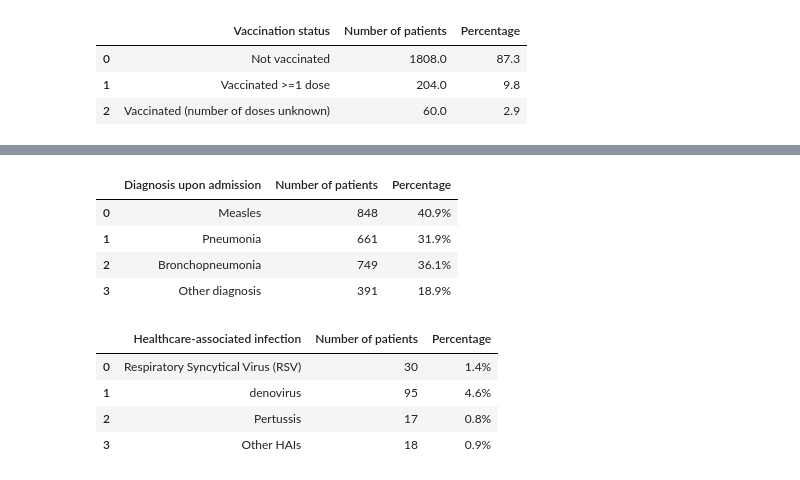
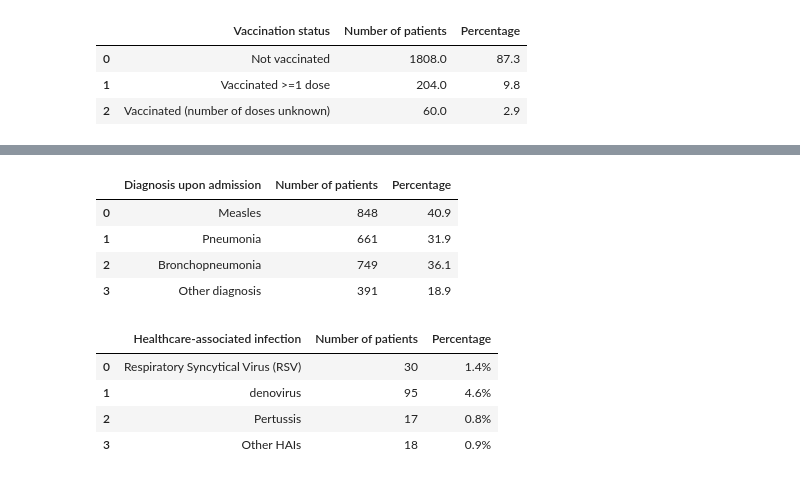
Before and after one commit to hung3a8/nhp-measles-analyse, a Jupyter notebook: Notebooks/Analyze/table1.ipynb, the cells around one changed output, grey strips where cells are left out. Drawn from its saved outputs; the diff is of its cells as text; code cells hidden in the pictures.

Commit message:
26/3: clean code of table1

```diff
--- a/Notebooks/Analyze/table1.ipynb
+++ b/Notebooks/Analyze/table1.ipynb
@@ -93,0 +149,11 @@ display(df)
+# %%
+region = ['Ha Noi','Northeastern','Northwestern','Red River Delta (except Hanoi)','Central','Southern']
+table = np.zeros((len(region)))
+
+for i in range(len(region)):
+    table[i] = len(dataset[ (dataset['region_of_address'] == region[i]) ])
+
+percent = np.round(table * 100 / N ,1)
+
+df = pd.DataFrame([region, table, percent],index=['Region of residence','Patient','Percentage']).T
+display(df)
@@ -93,0 +168,12 @@ display(df)
+# %%
+duration = ['<0','0 - <3','3 - <7','7 - <14', '>= 14']
+table = np.zeros((len(duration)))
+
+for i in range(len(duration)):
+    table[i] = len(dataset[ (dataset['Duration between onset and admission'] == duration[i]) ])
+
+percent = np.round(table * 100 / N, 1)
+
+df = pd.DataFrame([duration, table,[str(i)+'%' for i in percent]],
+                             index=['Duration between onset and admission','Number of patients','Percentage']).T
+display(df)
@@ -93,0 +187,12 @@ display(df)
+# %%
+duration = ['0 - <7','7 - <21', '>= 21']
+table = np.zeros((len(duration)))
+
+for i in range(len(duration)):
+    table[i] = len(dataset[ (dataset['Duration of stay within the hospital'] == duration[i]) ])
+
+percent = np.round(table * 100 / N, 1)
+
+df = pd.DataFrame([duration, table, percent],
+                            index=['Duration of stay within the hospital','Number of patients','Percentage']).T
+display(df)
@@ -94,18 +228,18 @@ display(df)
 # %%
 column_name = ['Measles','Pneumonia','Bronchopneumonia','Other diagnosis']
 
-val = np.array([dataset[i].sum() for i in column_name])
-percent = np.round(val * 100 / dataset.shape[0], 1)
+table = np.array([dataset[i].sum() for i in column_name])
+percent = np.round(table * 100 / N, 1)
 
-disgnosis_upon_admission = pd.DataFrame([column_name,val,[str(i)+'%' for i in percent]],
+df = pd.DataFrame([column_name, table, percent],
                                         index = ['Diagnosis upon admission','Number of patients','Percentage']).T
-disgnosis_upon_admission
+display(df)
 # %% [output]
 |  | Diagnosis upon admission | Number of patients | Percentage |
-| 0 | Measles | 848 | 40.9% |
-| 1 | Pneumonia | 661 | 31.9% |
-| 2 | Bronchopneumonia | 749 | 36.1% |
-| 3 | Other diagnosis | 391 | 18.9% |
+| 0 | Measles | 848 | 40.9 |
+| 1 | Pneumonia | 661 | 31.9 |
+| 2 | Bronchopneumonia | 749 | 36.1 |
+| 3 | Other diagnosis | 391 | 18.9 |
 # %%
 column_name = ['respiratory_syncytical_virus', 'adenovirus', 'pertussis', 'healthcare_associated_infection']
 new_column_name = ['Respiratory Syncytical Virus (RSV)','denovirus', 'Pertussis', 'Other HAIs']
```
Also changed, not shown: parts of 25 cells of this notebook.
